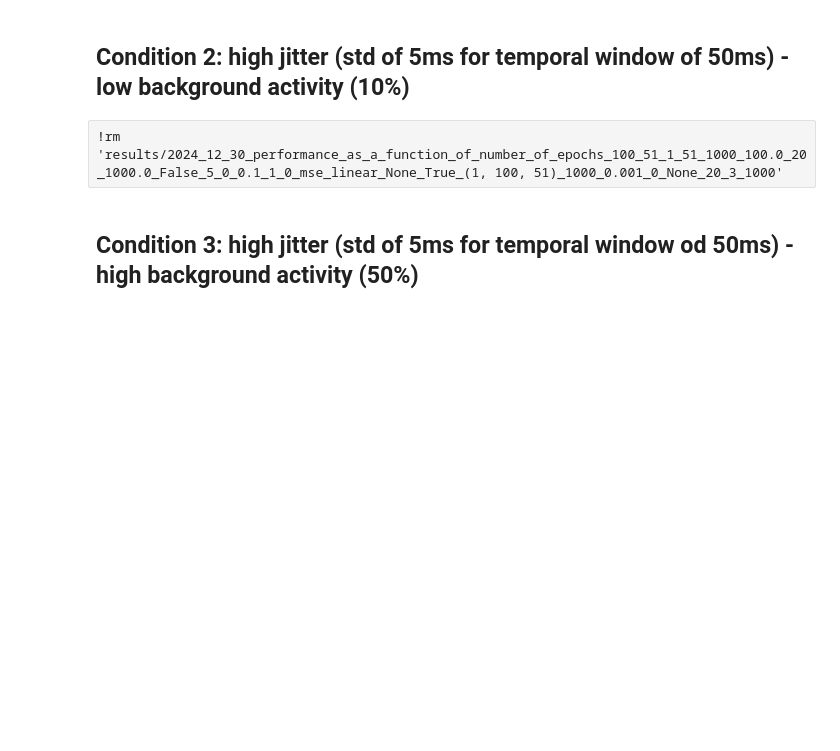
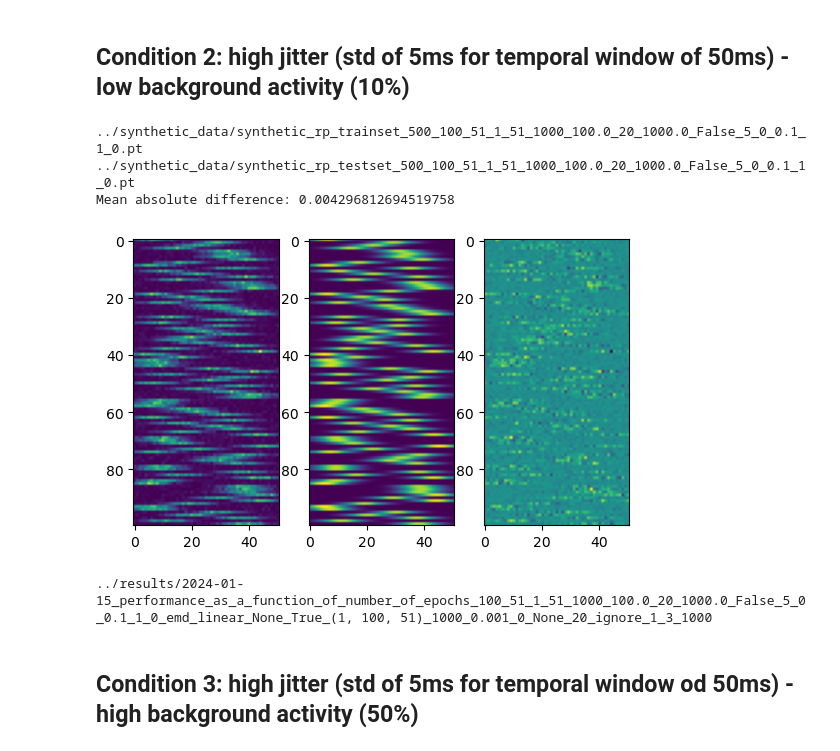
Before and after one commit to AntoineGrimaldi/wassa, a Jupyter notebook: 2025-01-14_results_synthetic_data/2024-12-02_evolution_num_samples_static.ipynb, the cells around one changed output. Saved outputs shown, nothing was run; the diff lists cells and outputs as text; code cells hidden in the pictures; blank space fills up the shorter version.

```diff
--- a/2025-01-14_results_synthetic_data/2024-12-02_evolution_num_samples_static.ipynb
+++ b/2025-01-14_results_synthetic_data/2024-12-02_evolution_num_samples_static.ipynb
@@ -171,20 +175,25 @@ for i in range(len(name_metrics)):
 # %% [markdown]
 ## Condition 2: high jitter (std of 5ms for temporal window of 50ms) - low background activity (10%)
 # %%
-world_parameters.temporal_jitter = 5
+dataset_parameters.temporal_jitter = 5
 
-sm, trainset_input, trainset_output, testset_input, testset_output = generate_dataset(world_parameters, device=device)
+sm, trainset_input, trainset_output, testset_input, testset_output = generate_dataset(dataset_parameters, device=device)
 mean_trials = trainset_input.mean(dim=0).cpu()
 kernel = sm.SMs[0].cpu()
 fig, ax = plt.subplots(1,3)
 ax[0].imshow(mean_trials)
 ax[1].imshow(kernel)
 ax[2].imshow(kernel-mean_trials)
 print(f'Mean absolute difference: {(kernel-mean_trials).abs().mean()}')
+# %% [output]
+../synthetic_data/synthetic_rp_trainset_500_100_51_1_51_1000_100.0_20_1000.0_False_5_0_0.1_1_0.pt
+../synthetic_data/synthetic_rp_testset_500_100_51_1_51_1000_100.0_20_1000.0_False_5_0_0.1_1_0.pt
+Mean absolute difference: 0.004296812694519758
+[figure, added]
-# %% [raw]
-!rm 'results/2024_12_30_performance_as_a_function_of_number_of_epochs_100_51_1_51_1000_100.0_20_1000.0_False_5_0_0.1_1_0_mse_linear_None_True_(1, 100, 51)_1000_0.001_0_None_20_3_1000'
 # %%
-results_2, true_epochs, results_no_bias_2 = performance_as_a_function_of_number_of_epochs(world_parameters, training_parameters, date, num_samples, seeds = seeds, N_iter=N_iter, device=device)
+results_2, true_epochs = performance_as_a_function_of_number_of_epochs(dataset_parameters, params_emd, params_mse, date, num_samples, seeds = seeds, N_iter=N_iter, device=device)
+# %% [output]
+../results/2024-01-15_performance_as_a_function_of_number_of_epochs_100_51_1_51_1000_100.0_20_1000.0_False_5_0_0.1_1_0_emd_linear_None_True_(1, 100, 51)_1000_0.001_0_None_20_ignore_1_3_1000
 # %%
 for i in range(len(name_metrics)):
     fig, ax = plt.subplots()
```
Also changed, not shown: parts of 10 cells of this notebook, 6 other files.
